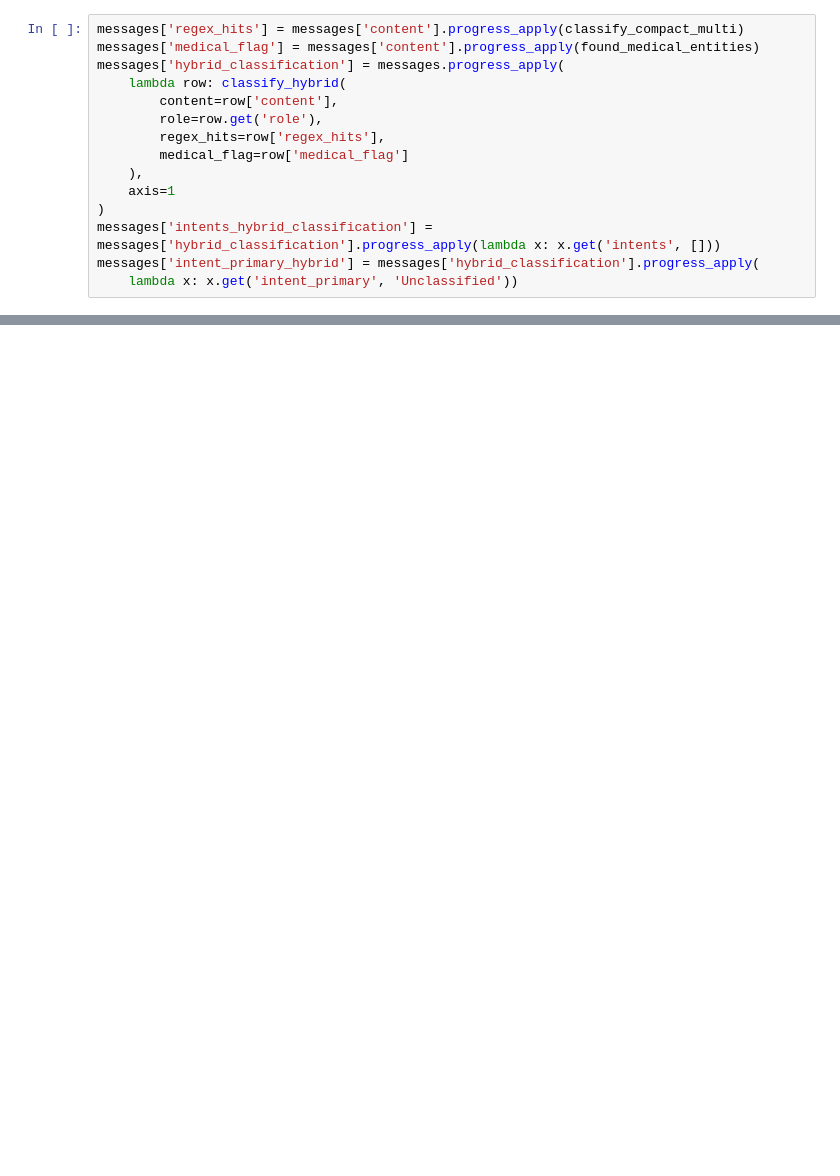
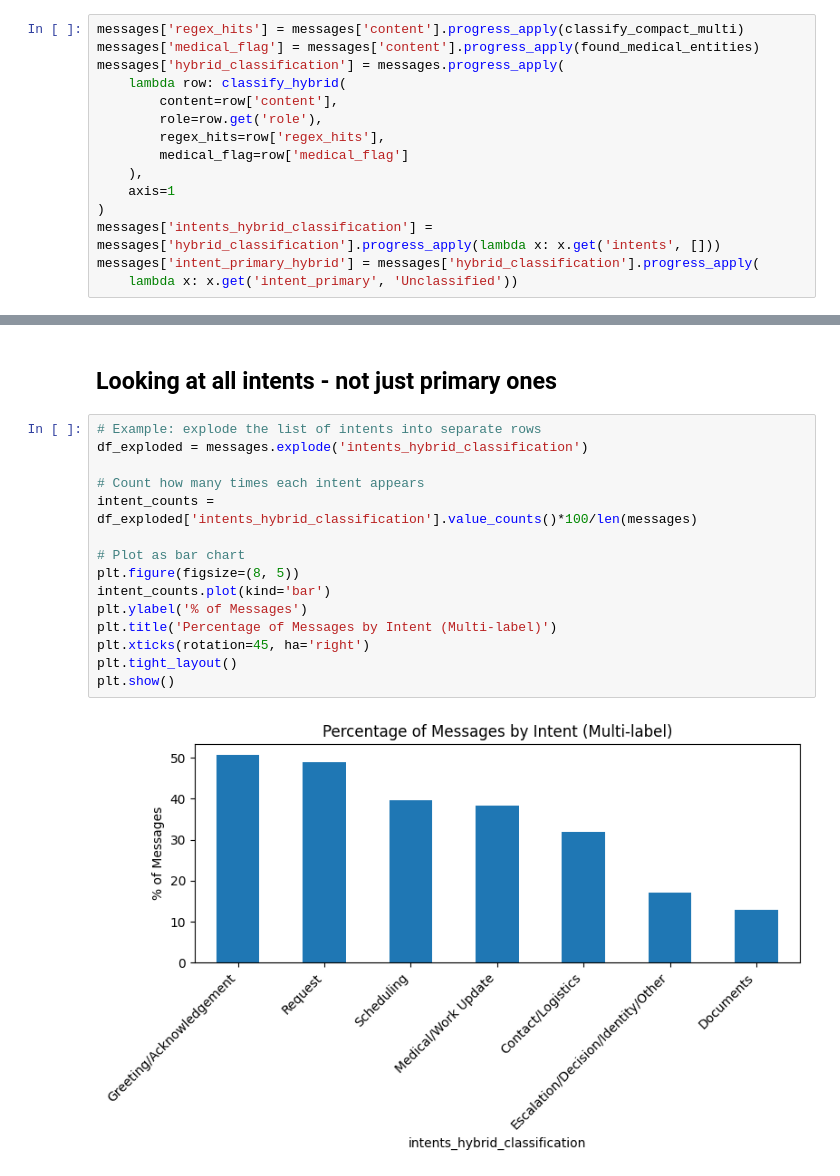
Before and after one commit to vanikanoria/Claims-Messages-to-Routing-System, a Jupyter notebook: topic_modeling.ipynb, the cells around one changed output, grey strips where cells are left out. Drawn from its saved outputs; the diff is of its cells as text; blank space fills up the shorter version.

```diff
--- a/topic_modeling.ipynb
+++ b/topic_modeling.ipynb
@@ -949,0 +1014,19 @@ messages['intent_primary_hybrid'] = messages['hybrid_classification'].progress_a
+# %% [markdown]
+## Looking at all intents - not just primary ones
+# %%
+# Example: explode the list of intents into separate rows
+df_exploded = messages.explode('intents_hybrid_classification')
+
+# Count how many times each intent appears
+intent_counts = df_exploded['intents_hybrid_classification'].value_counts()*100/len(messages)
+
+# Plot as bar chart
+plt.figure(figsize=(8, 5))
+intent_counts.plot(kind='bar')
+plt.ylabel('% of Messages')
+plt.title('Percentage of Messages by Intent (Multi-label)')
+plt.xticks(rotation=45, ha='right')
+plt.tight_layout()
+plt.show()
+# %% [output]
+[figure, added]
```
Also changed, not shown: parts of 16 cells of this notebook, 6 other files.
